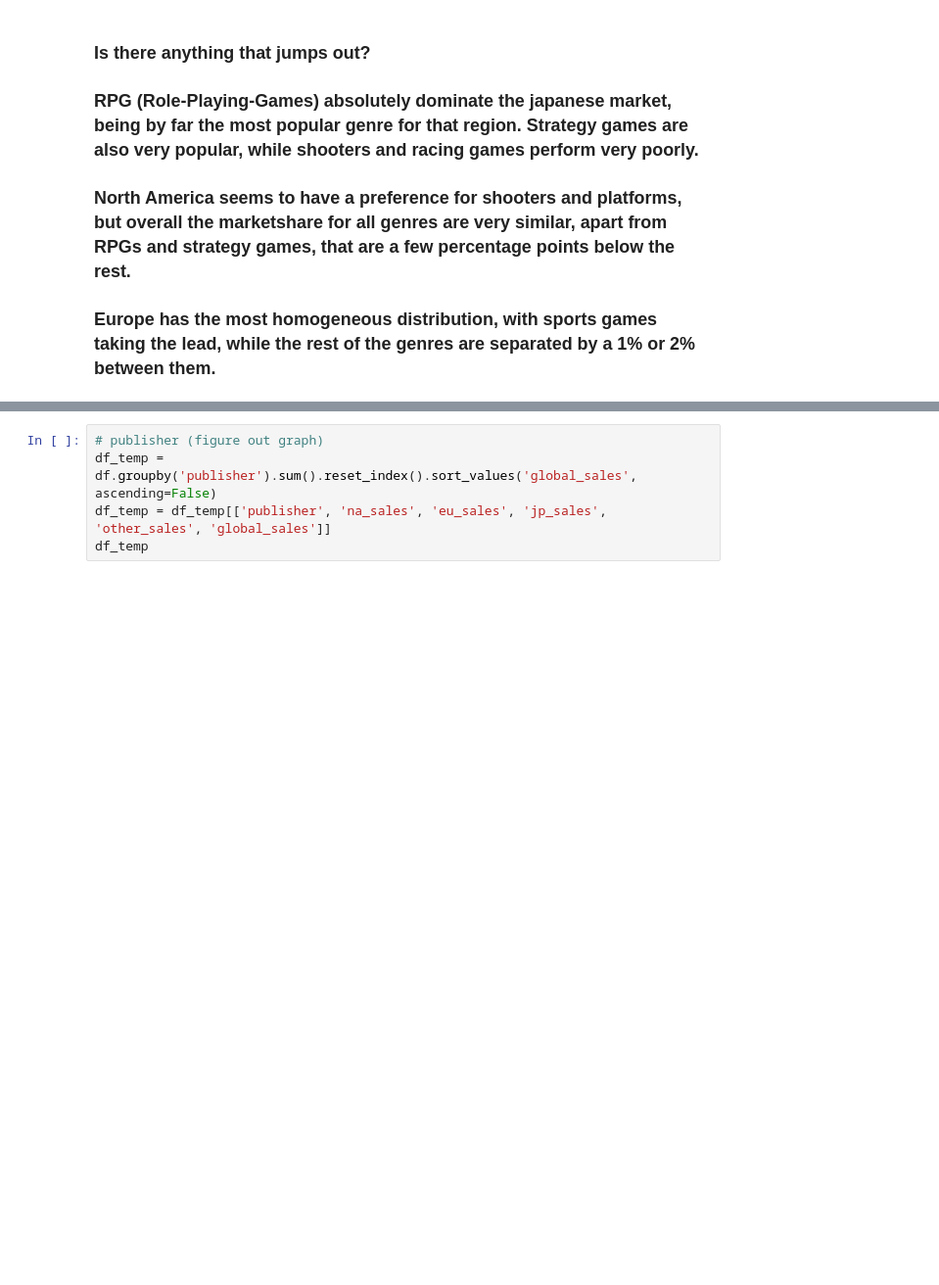
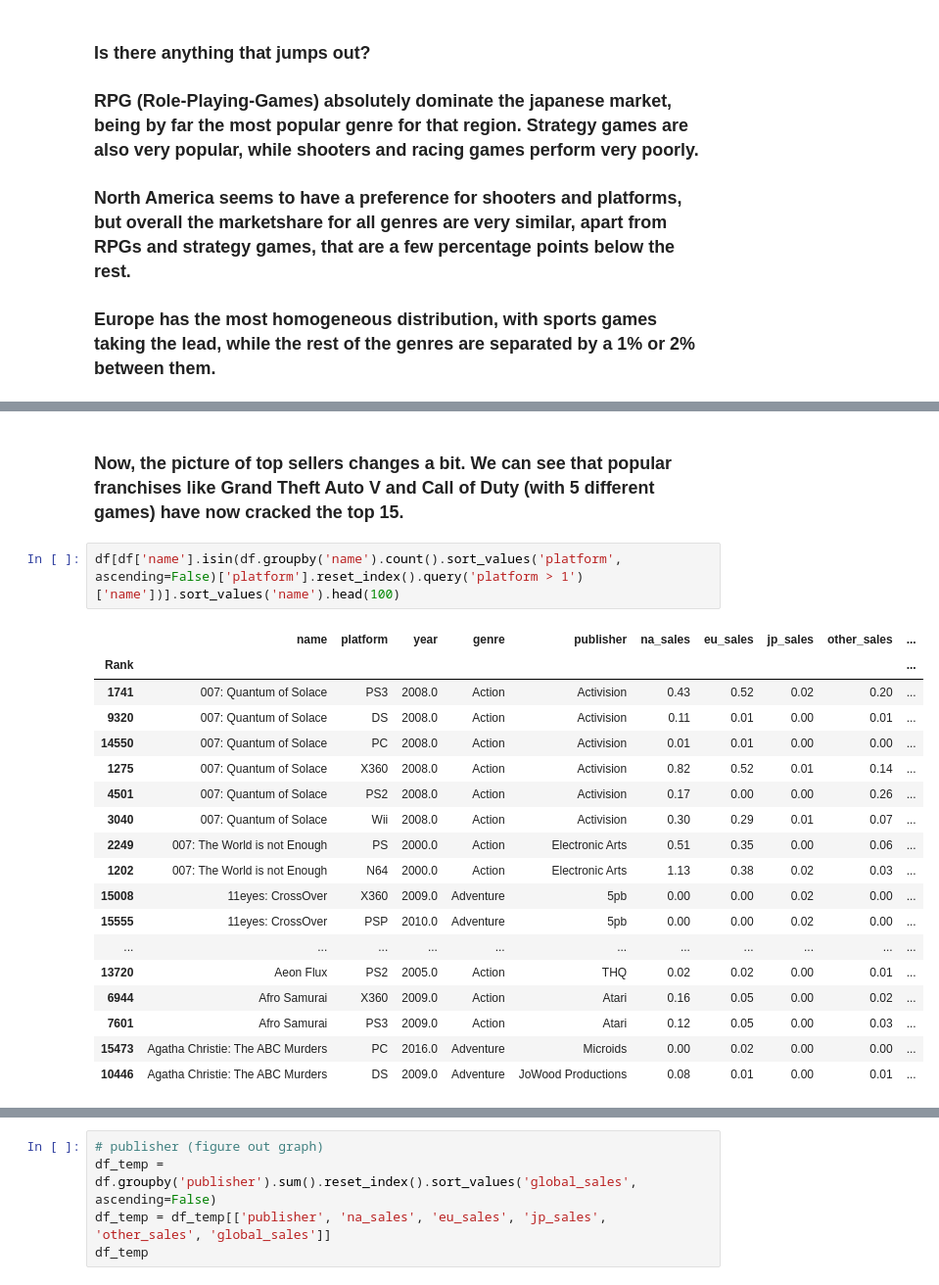
Before and after one commit to 3kleo/Video-Game-Sales-Analysis, a Jupyter notebook: notebook.ipynb, the cells around one changed output, grey strips where cells are left out. Shown: that part at 98% size. Drawn from its saved outputs; the diff is of its cells as text; blank space fills up the shorter version.

```diff
--- a/notebook.ipynb
+++ b/notebook.ipynb
@@ -298,0 +366,23 @@ plt.show()
+# %% [markdown]
+### Now, the picture of top sellers changes a bit. We can see that popular franchises like Grand Theft Auto V and Call of Duty (with 5 different games) have now cracked the top 15.
+# %%
+df[df['name'].isin(df.groupby('name').count().sort_values('platform', ascending=False)['platform'].reset_index().query('platform > 1')['name'])].sort_values('name').head(100)
+# %% [output]
+|  | name | platform | year | genre | publisher | na_sales | eu_sales | jp_sales | other_sales | ... |
+| Rank |  |  |  |  |  |  |  |  |  | ... |
+| 1741 | 007: Quantum of Solace | PS3 | 2008.0 | Action | Activision | 0.43 | 0.52 | 0.02 | 0.20 | ... |
+| 9320 | 007: Quantum of Solace | DS | 2008.0 | Action | Activision | 0.11 | 0.01 | 0.00 | 0.01 | ... |
+| 14550 | 007: Quantum of Solace | PC | 2008.0 | Action | Activision | 0.01 | 0.01 | 0.00 | 0.00 | ... |
+| 1275 | 007: Quantum of Solace | X360 | 2008.0 | Action | Activision | 0.82 | 0.52 | 0.01 | 0.14 | ... |
+| 4501 | 007: Quantum of Solace | PS2 | 2008.0 | Action | Activision | 0.17 | 0.00 | 0.00 | 0.26 | ... |
+| 3040 | 007: Quantum of Solace | Wii | 2008.0 | Action | Activision | 0.30 | 0.29 | 0.01 | 0.07 | ... |
+| 2249 | 007: The World is not Enough | PS | 2000.0 | Action | Electronic Arts | 0.51 | 0.35 | 0.00 | 0.06 | ... |
+| 1202 | 007: The World is not Enough | N64 | 2000.0 | Action | Electronic Arts | 1.13 | 0.38 | 0.02 | 0.03 | ... |
+| 15008 | 11eyes: CrossOver | X360 | 2009.0 | Adventure | 5pb | 0.00 | 0.00 | 0.02 | 0.00 | ... |
+| 15555 | 11eyes: CrossOver | PSP | 2010.0 | Adventure | 5pb | 0.00 | 0.00 | 0.02 | 0.00 | ... |
+| ... | ... | ... | ... | ... | ... | ... | ... | ... | ... | ... |
+| 13720 | Aeon Flux | PS2 | 2005.0 | Action | THQ | 0.02 | 0.02 | 0.00 | 0.01 | ... |
+| 6944 | Afro Samurai | X360 | 2009.0 | Action | Atari | 0.16 | 0.05 | 0.00 | 0.02 | ... |
+| 7601 | Afro Samurai | PS3 | 2009.0 | Action | Atari | 0.12 | 0.05 | 0.00 | 0.03 | ... |
+| 15473 | Agatha Christie: The ABC Murders | PC | 2016.0 | Adventure | Microids | 0.00 | 0.02 | 0.00 | 0.00 | ... |
+| 10446 | Agatha Christie: The ABC Murders | DS | 2009.0 | Adventure | JoWood Productions | 0.08 | 0.01 | 0.00 | 0.01 | ... |
```
Also changed, not shown: parts of 23 cells of this notebook.
